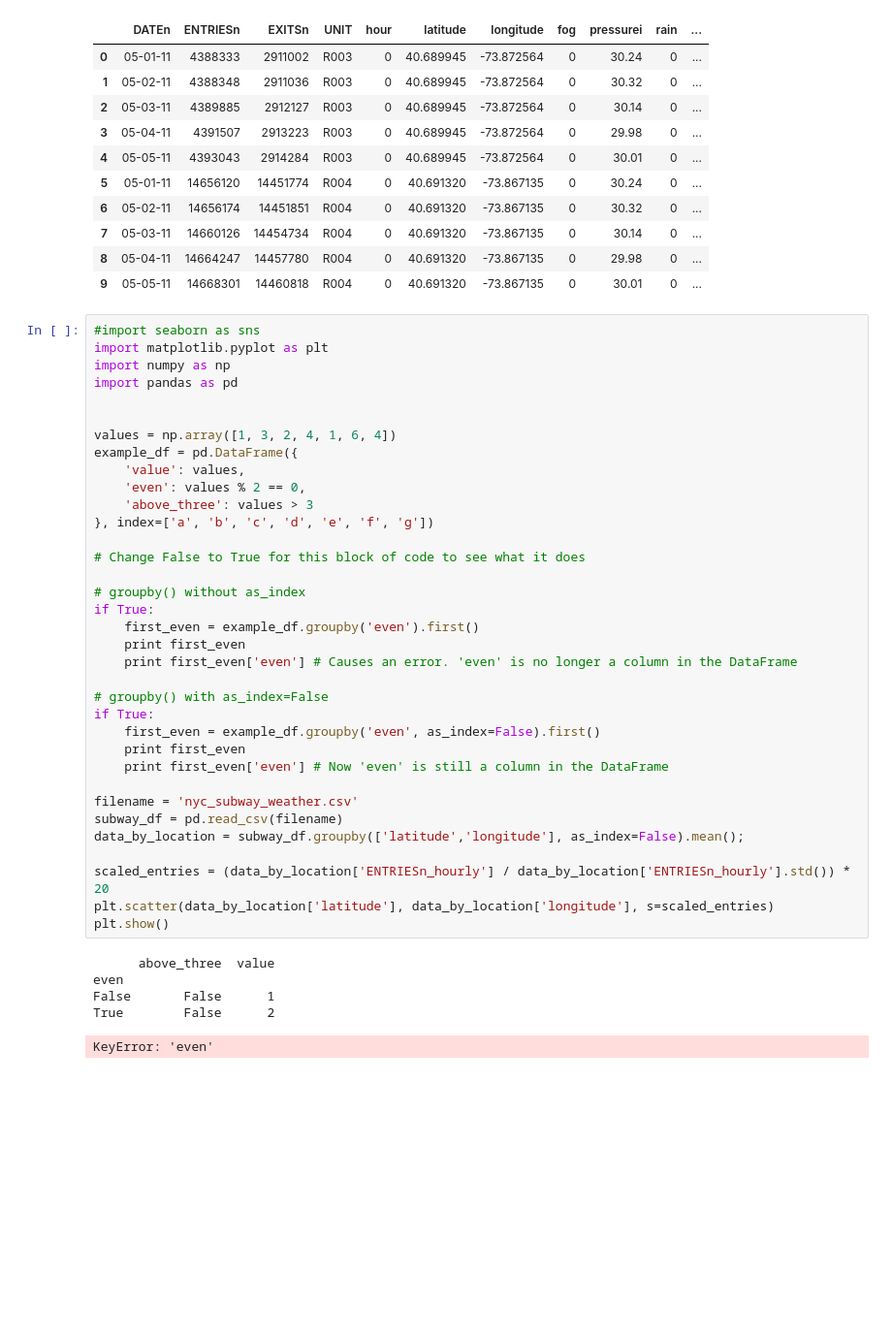
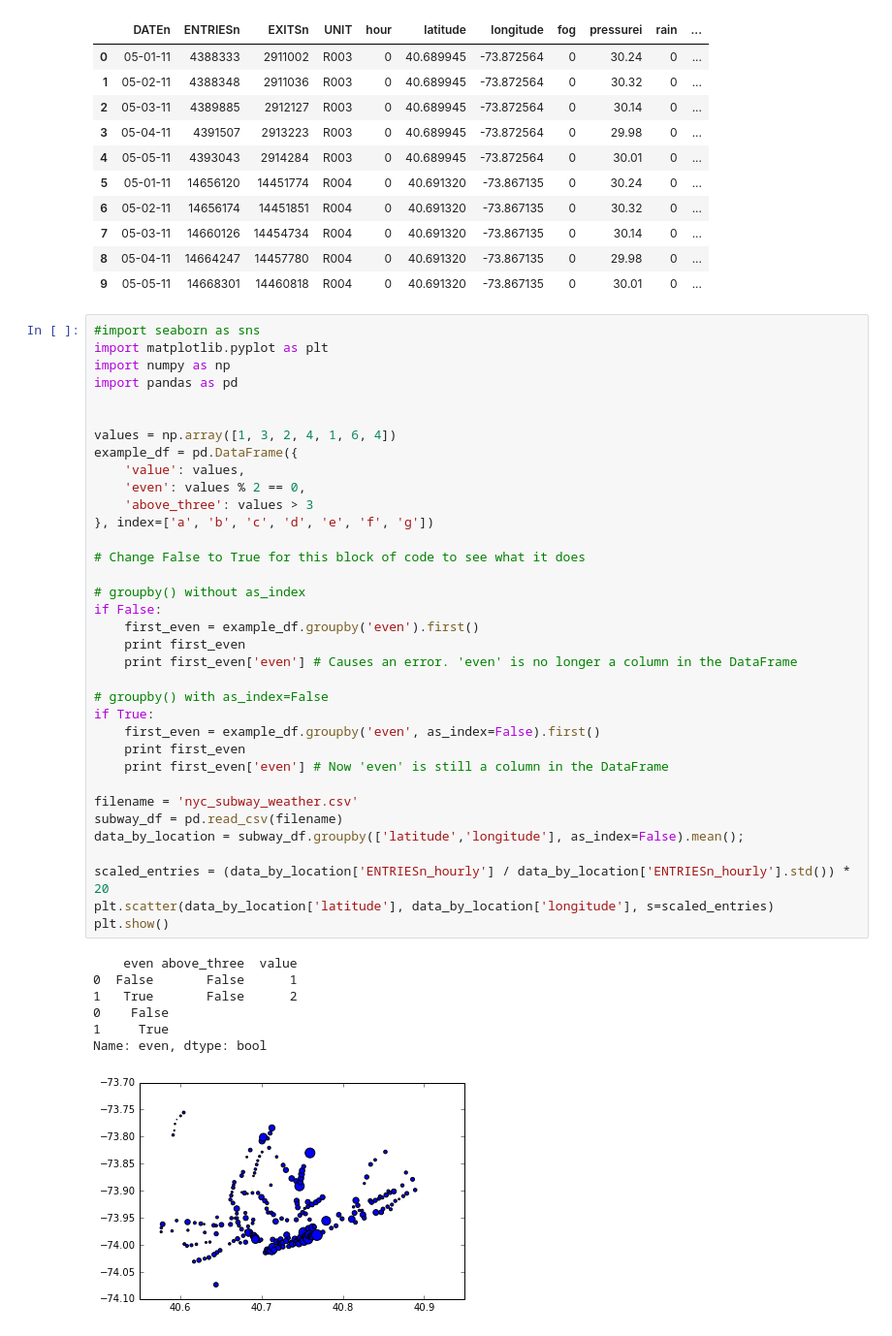
Before and after one commit to jenslaufer/data-analyst-nanodegree, a Jupyter notebook: p2/2D_NumPy_Pandas/New York Subway.ipynb, the cells around one changed output. Shown at 97% size. Drawn from its saved outputs; the diff is of its cells as text; blank space fills up the shorter version.

```diff
--- a/p2/2D_NumPy_Pandas/New York Subway.ipynb
+++ b/p2/2D_NumPy_Pandas/New York Subway.ipynb
@@ -701,36 +701,38 @@ import pandas as pd
 
 
 values = np.array([1, 3, 2, 4, 1, 6, 4])
 example_df = pd.DataFrame({
     'value': values,
     'even': values % 2 == 0,
     'above_three': values > 3
 }, index=['a', 'b', 'c', 'd', 'e', 'f', 'g'])
 
 # Change False to True for this block of code to see what it does
 
 # groupby() without as_index
-if True:
+if False:
     first_even = example_df.groupby('even').first()
     print first_even
     print first_even['even'] # Causes an error. 'even' is no longer a column in the DataFrame
 
 # groupby() with as_index=False
 if True:
     first_even = example_df.groupby('even', as_index=False).first()
     print first_even
     print first_even['even'] # Now 'even' is still a column in the DataFrame
 
 filename = 'nyc_subway_weather.csv'
 subway_df = pd.read_csv(filename)
 data_by_location = subway_df.groupby(['latitude','longitude'], as_index=False).mean();
 
 scaled_entries = (data_by_location['ENTRIESn_hourly'] / data_by_location['ENTRIESn_hourly'].std()) * 20
 plt.scatter(data_by_location['latitude'], data_by_location['longitude'], s=scaled_entries)
 plt.show()
 # %% [output]
-      above_three  value
-even
-False       False      1
-True        False      2
+    even above_three  value
+0  False       False      1
+1   True       False      2
+0    False
+1     True
+Name: even, dtype: bool
-KeyError: 'even'
+[figure, added]
```
Also changed, not shown: parts of 1 cell of this notebook.
